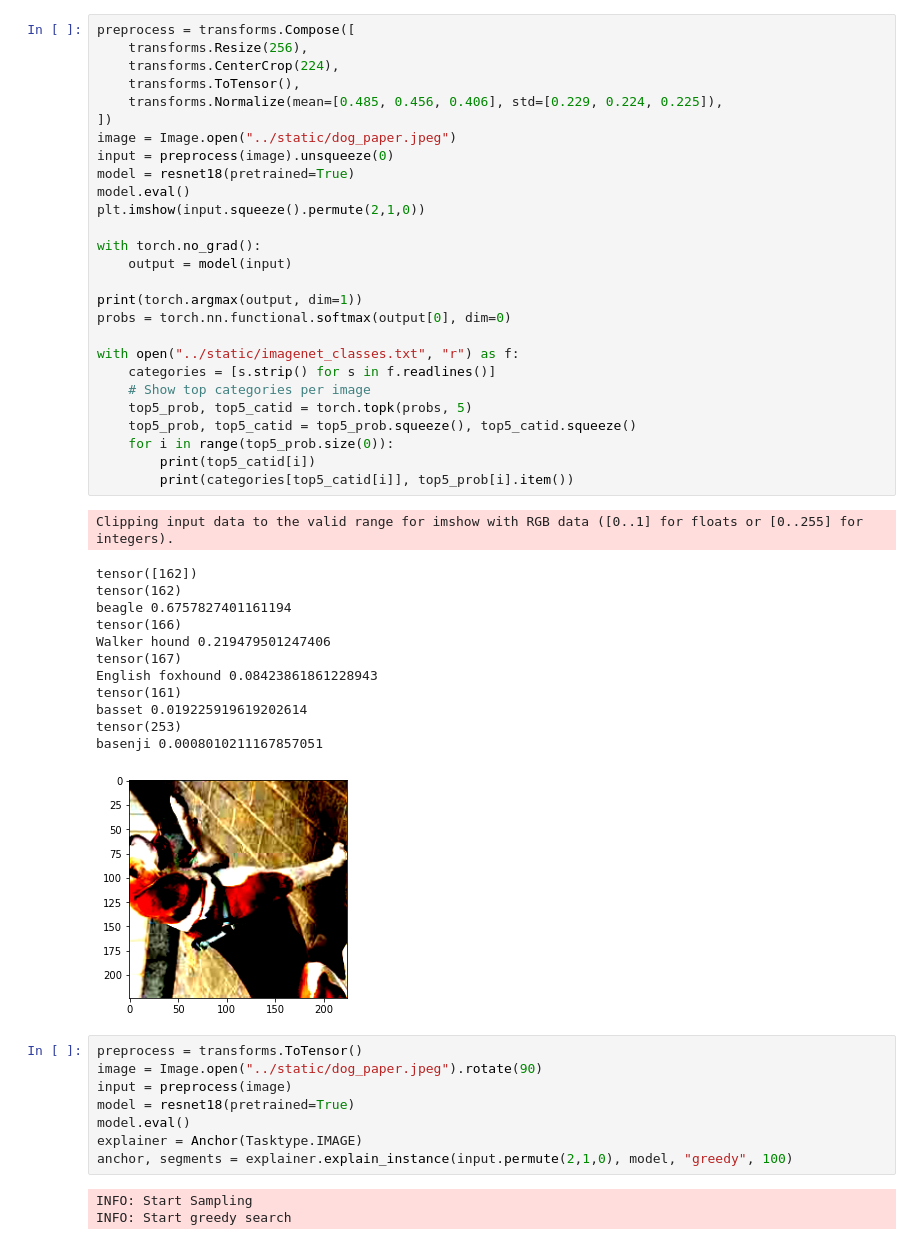
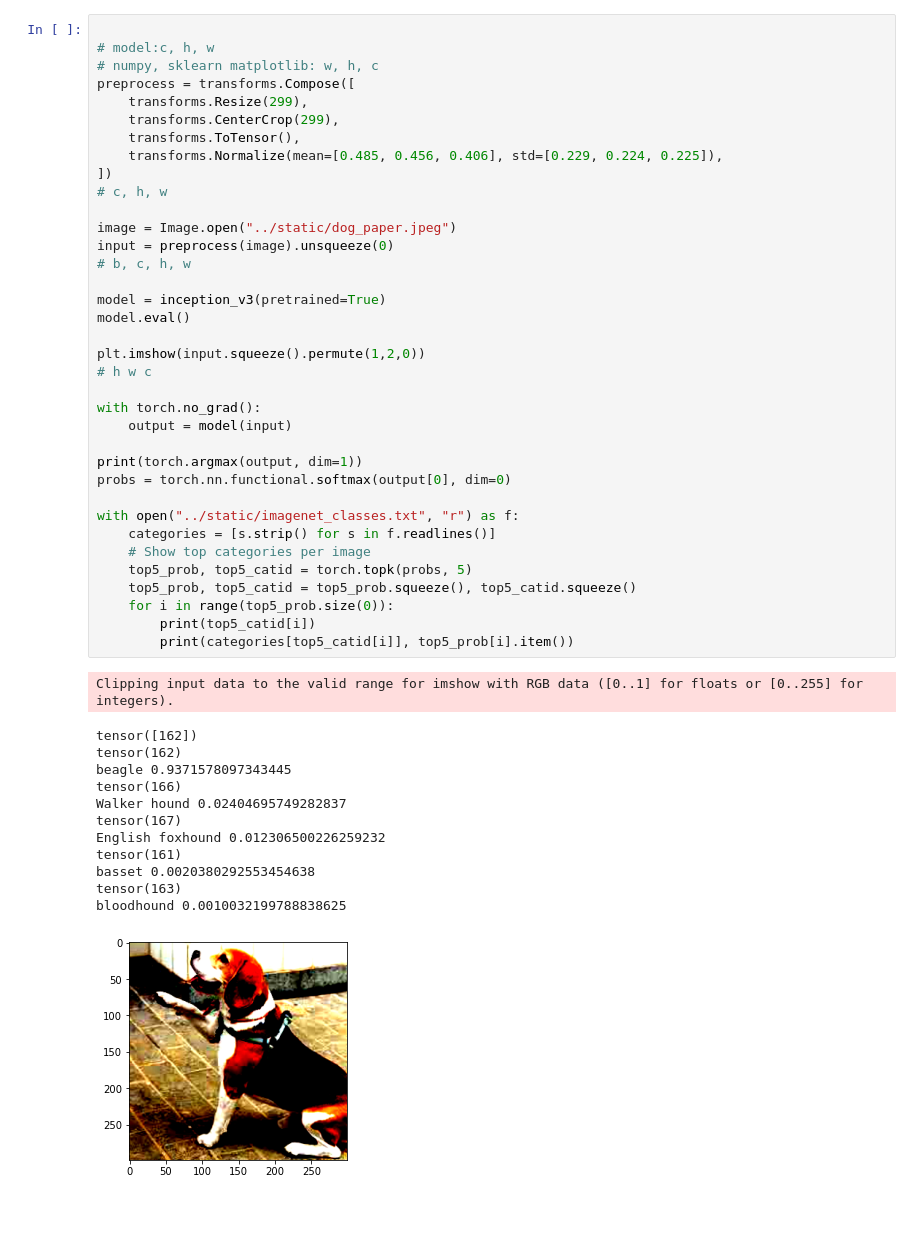
Before and after one commit to LUH-AI/iAnchor, a Jupyter notebook: notebooks/image_example.ipynb, the cells around one changed output. Drawn from its saved outputs; the diff is of its cells as text; blank space fills up the shorter version.

```diff
--- a/notebooks/image_example.ipynb
+++ b/notebooks/image_example.ipynb
@@ -22,52 +19,50 @@ The autoreload extension is already loaded. To reload it, use:
 # %%
+
+# model:c, h, w
+# numpy, sklearn matplotlib: w, h, c
 preprocess = transforms.Compose([
-    transforms.Resize(256),
-    transforms.CenterCrop(224),
+    transforms.Resize(299),
+    transforms.CenterCrop(299),
     transforms.ToTensor(),
     transforms.Normalize(mean=[0.485, 0.456, 0.406], std=[0.229, 0.224, 0.225]),
 ])
+# c, h, w
+
 image = Image.open("../static/dog_paper.jpeg")
 input = preprocess(image).unsqueeze(0)
-model = resnet18(pretrained=True)
+# b, c, h, w
+
+model = inception_v3(pretrained=True)
 model.eval()
-plt.imshow(input.squeeze().permute(2,1,0))
+
+plt.imshow(input.squeeze().permute(1,2,0))
+# h w c
 
 with torch.no_grad():
     output = model(input)
 
 print(torch.argmax(output, dim=1))
 probs = torch.nn.functional.softmax(output[0], dim=0)
 
 with open("../static/imagenet_classes.txt", "r") as f:
     categories = [s.strip() for s in f.readlines()]
     # Show top categories per image
     top5_prob, top5_catid = torch.topk(probs, 5)
     top5_prob, top5_catid = top5_prob.squeeze(), top5_catid.squeeze()
     for i in range(top5_prob.size(0)):
         print(top5_catid[i])
         print(categories[top5_catid[i]], top5_prob[i].item())
 # %% [output]
 Clipping input data to the valid range for imshow with RGB data ([0..1] for floats or [0..255] for integers).
 tensor([162])
 tensor(162)
-beagle 0.6757827401161194
+beagle 0.9371578097343445
 tensor(166)
-Walker hound 0.219479501247406
+Walker hound 0.02404695749282837
 tensor(167)
-English foxhound 0.08423861861228943
+English foxhound 0.012306500226259232
 tensor(161)
-basset 0.019225919619202614
-tensor(253)
-basenji 0.0008010211167857051
+basset 0.0020380292553454638
+tensor(163)
+bloodhound 0.0010032199788838625
-[figure, old version]
+[figure, new version]
-# %%
-preprocess = transforms.ToTensor()
-image = Image.open("../static/dog_paper.jpeg").rotate(90)
-input = preprocess(image)
-model = resnet18(pretrained=True)
-model.eval()
-explainer = Anchor(Tasktype.IMAGE)
-anchor, segments = explainer.explain_instance(input.permute(2,1,0), model, "greedy", 100)
-# %% [output]
-INFO: Start Sampling
-INFO: Start greedy search
```
Also changed, not shown: parts of 6 cells of this notebook, 4 other files.
